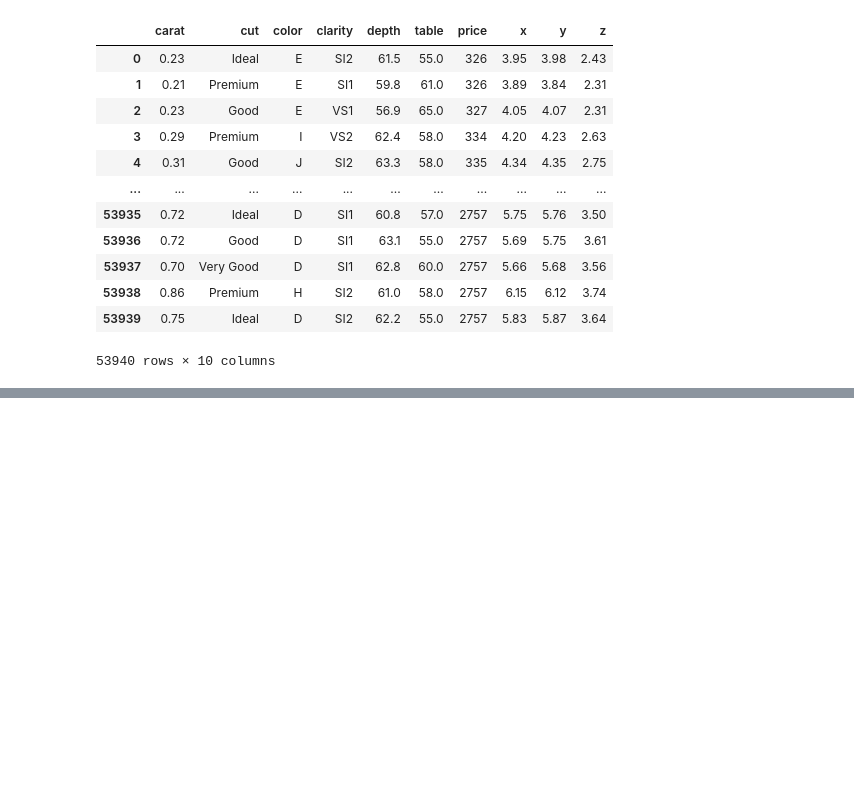
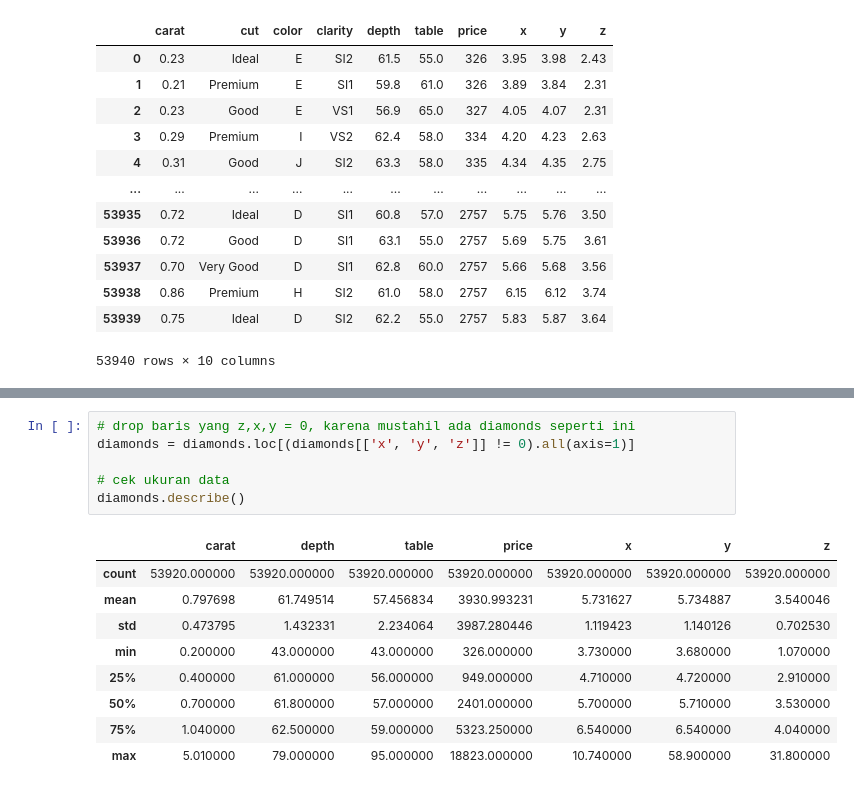
Before and after one commit to abdullohumar/predictive_analytic, a Jupyter notebook: predictive_analytics.ipynb, the cells around one changed output, grey strips where cells are left out. Drawn from its saved outputs; the diff is of its cells as text; blank space fills up the shorter version.

```diff
--- a/predictive_analytics.ipynb
+++ b/predictive_analytics.ipynb
@@ -27,0 +92,16 @@ diamonds
+# %%
+# drop baris yang z,x,y = 0, karena mustahil ada diamonds seperti ini
+diamonds = diamonds.loc[(diamonds[['x', 'y', 'z']] != 0).all(axis=1)]
+
+# cek ukuran data
+diamonds.describe()
+# %% [output]
+|  | carat | depth | table | price | x | y | z |
+| count | 53920.000000 | 53920.000000 | 53920.000000 | 53920.000000 | 53920.000000 | 53920.000000 | 53920.000000 |
+| mean | 0.797698 | 61.749514 | 57.456834 | 3930.993231 | 5.731627 | 5.734887 | 3.540046 |
+| std | 0.473795 | 1.432331 | 2.234064 | 3987.280446 | 1.119423 | 1.140126 | 0.702530 |
+| min | 0.200000 | 43.000000 | 43.000000 | 326.000000 | 3.730000 | 3.680000 | 1.070000 |
+| 25% | 0.400000 | 61.000000 | 56.000000 | 949.000000 | 4.710000 | 4.720000 | 2.910000 |
+| 50% | 0.700000 | 61.800000 | 57.000000 | 2401.000000 | 5.700000 | 5.710000 | 3.530000 |
+| 75% | 1.040000 | 62.500000 | 59.000000 | 5323.250000 | 6.540000 | 6.540000 | 4.040000 |
+| max | 5.010000 | 79.000000 | 95.000000 | 18823.000000 | 10.740000 | 58.900000 | 31.800000 |
```
Also changed, not shown: parts of 4 cells of this notebook.
